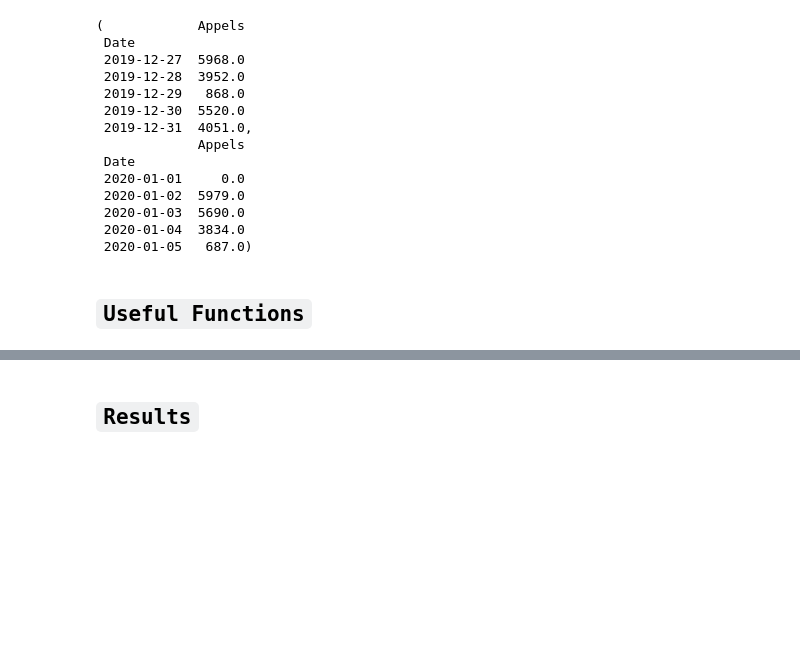
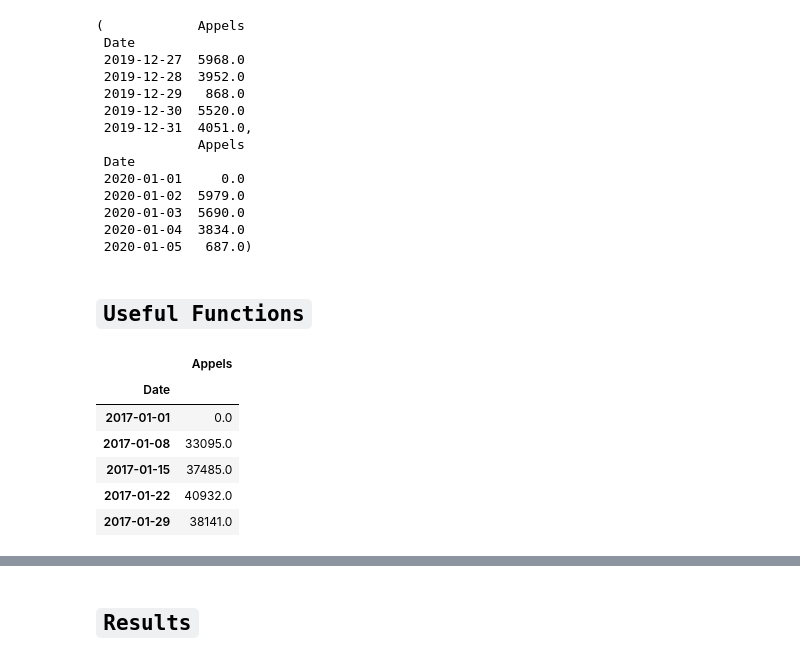
Before and after one commit to GabrielTruong/tsa_decomposition, a Jupyter notebook: model_type.ipynb, the cells around one changed output, grey strips where cells are left out. Cells and saved outputs as stored; diff of their text form; code cells hidden in the pictures; blank space fills up the shorter version.

```diff
--- a/model_type.ipynb
+++ b/model_type.ipynb
@@ -134,0 +160,11 @@ def getBuysBallot(df,period='Y',season='M'):
+# %%
+df_week = train_df.resample('W').sum()
+df_week.head()
+# %% [output]
+|  | Appels |
+| Date |  |
+| 2017-01-01 | 0.0 |
+| 2017-01-08 | 33095.0 |
+| 2017-01-15 | 37485.0 |
+| 2017-01-22 | 40932.0 |
+| 2017-01-29 | 38141.0 |
```
Also changed, not shown: parts of 4 cells of this notebook.
